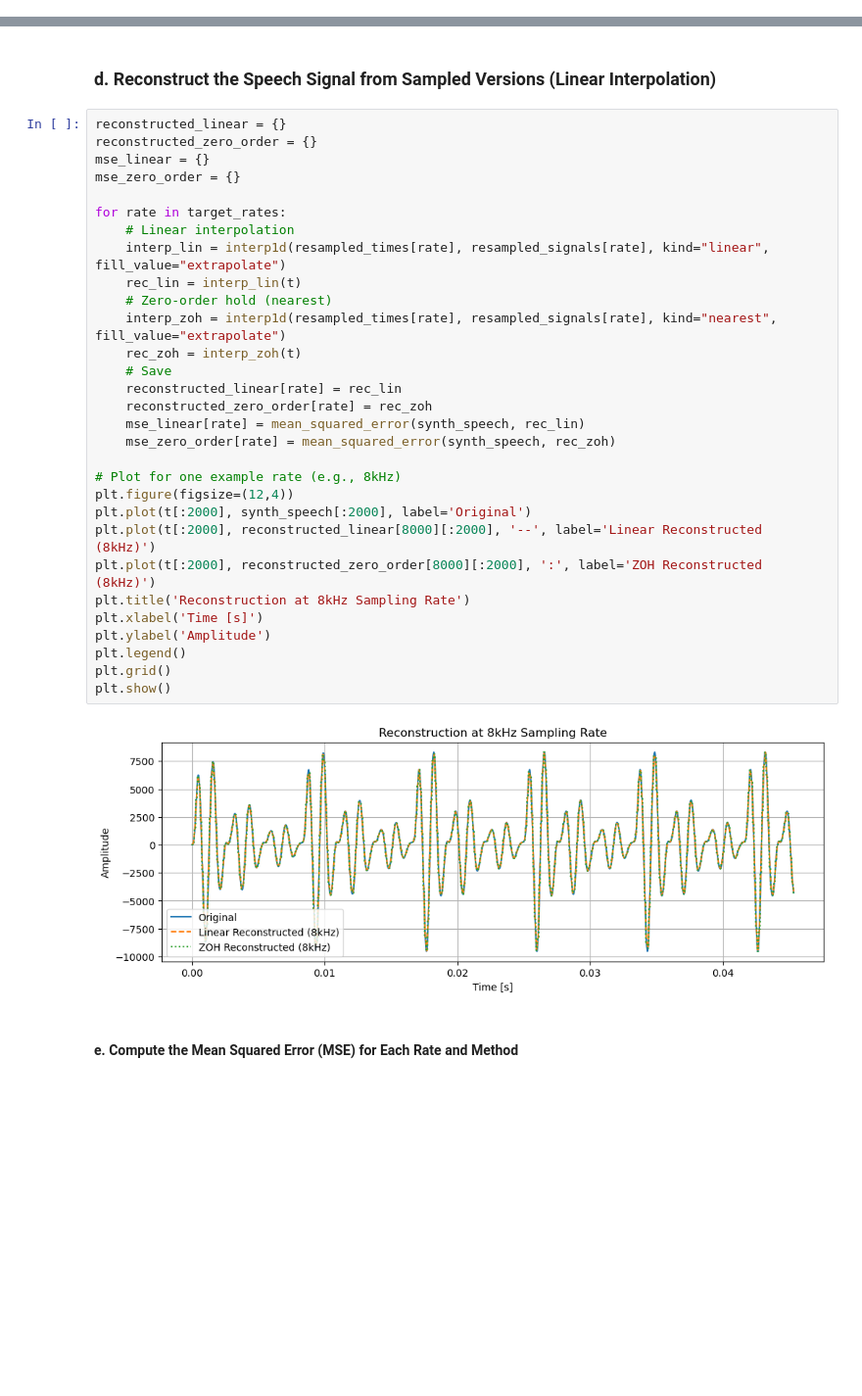
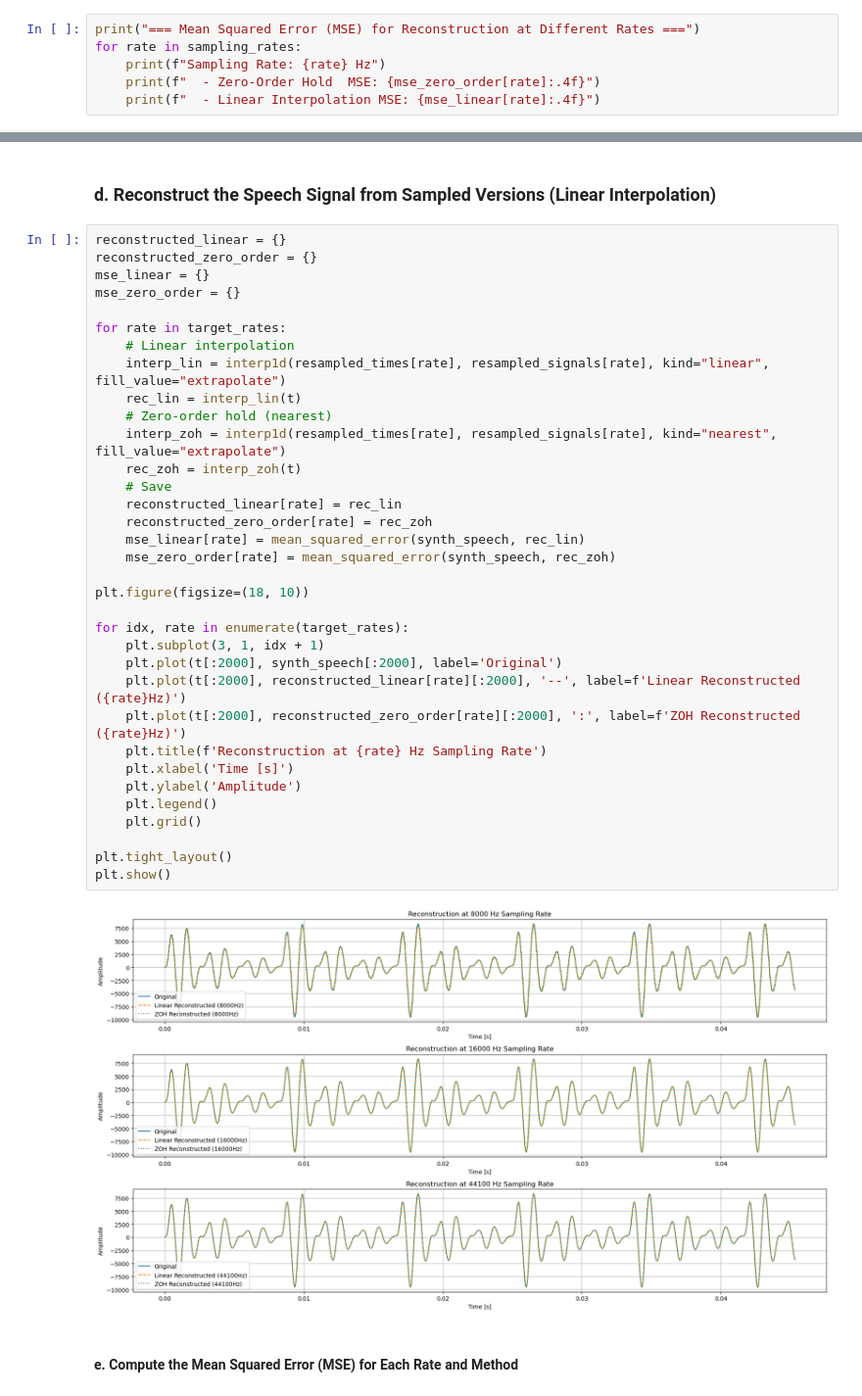
Before and after one commit to PJtheGreat2002/SPR-Lab-2448537, a Jupyter notebook: Lab1.ipynb, the cells around one changed output, grey strips where cells are left out. Shown at 98% size. Saved outputs shown, nothing was run; the diff lists cells and outputs as text; blank space fills up the shorter version.

```diff
--- a/Lab1.ipynb
+++ b/Lab1.ipynb
@@ -133,0 +136,6 @@ plt.show()
+# %%
+print("=== Mean Squared Error (MSE) for Reconstruction at Different Rates ===")
+for rate in sampling_rates:
+    print(f"Sampling Rate: {rate} Hz")
+    print(f"  - Zero-Order Hold  MSE: {mse_zero_order[rate]:.4f}")
+    print(f"  - Linear Interpolation MSE: {mse_linear[rate]:.4f}")
@@ -255,35 +274,39 @@ plt.show()
 # %%
 reconstructed_linear = {}
 reconstructed_zero_order = {}
 mse_linear = {}
 mse_zero_order = {}
 
 for rate in target_rates:
     # Linear interpolation
     interp_lin = interp1d(resampled_times[rate], resampled_signals[rate], kind="linear", fill_value="extrapolate")
     rec_lin = interp_lin(t)
     # Zero-order hold (nearest)
     interp_zoh = interp1d(resampled_times[rate], resampled_signals[rate], kind="nearest", fill_value="extrapolate")
     rec_zoh = interp_zoh(t)
     # Save
     reconstructed_linear[rate] = rec_lin
     reconstructed_zero_order[rate] = rec_zoh
     mse_linear[rate] = mean_squared_error(synth_speech, rec_lin)
     mse_zero_order[rate] = mean_squared_error(synth_speech, rec_zoh)
 
-# Plot for one example rate (e.g., 8kHz)
-plt.figure(figsize=(12,4))
-plt.plot(t[:2000], synth_speech[:2000], label='Original')
-plt.plot(t[:2000], reconstructed_linear[8000][:2000], '--', label='Linear Reconstructed (8kHz)')
-plt.plot(t[:2000], reconstructed_zero_order[8000][:2000], ':', label='ZOH Reconstructed (8kHz)')
-plt.title('Reconstruction at 8kHz Sampling Rate')
-plt.xlabel('Time [s]')
-plt.ylabel('Amplitude')
-plt.legend()
-plt.grid()
+plt.figure(figsize=(18, 10))
+
+for idx, rate in enumerate(target_rates):
+    plt.subplot(3, 1, idx + 1)
+    plt.plot(t[:2000], synth_speech[:2000], label='Original')
+    plt.plot(t[:2000], reconstructed_linear[rate][:2000], '--', label=f'Linear Reconstructed ({rate}Hz)')
+    plt.plot(t[:2000], reconstructed_zero_order[rate][:2000], ':', label=f'ZOH Reconstructed ({rate}Hz)')
+    plt.title(f'Reconstruction at {rate} Hz Sampling Rate')
+    plt.xlabel('Time [s]')
+    plt.ylabel('Amplitude')
+    plt.legend()
+    plt.grid()
+
+plt.tight_layout()
 plt.show()
 # %% [output]
-[figure, old version]
+[figure, new version]
 # %% [markdown]
 #### e. Compute the Mean Squared Error (MSE) for Each Rate and Method
 # %%
```
Also changed, not shown: parts of 4 cells of this notebook, 1 other file.
